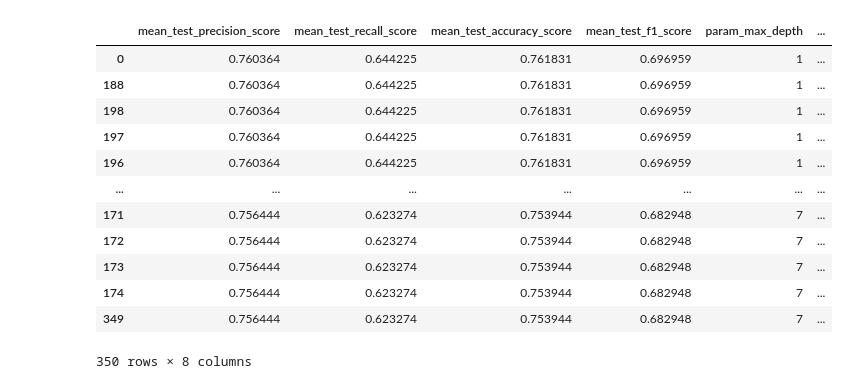
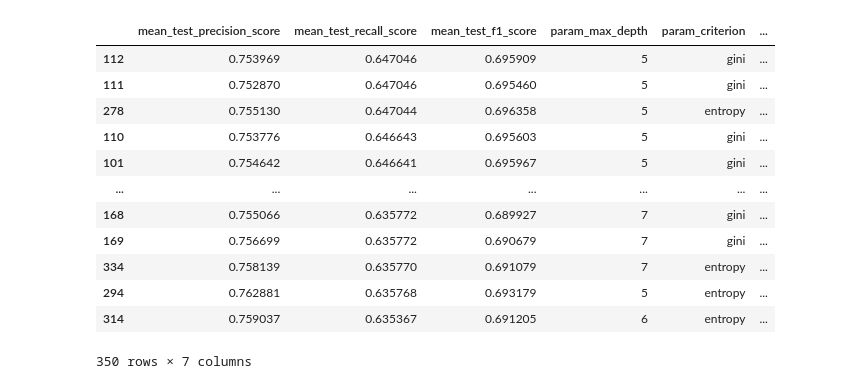
Before and after one commit to cvidalsastre/tp-grupal-3-marias, a Jupyter notebook: Análisis_modelo_arbol.ipynb, the cells around one changed output. Saved outputs shown, nothing was run; the diff lists cells and outputs as text; code cells hidden in the pictures.

```diff
--- a/Análisis_modelo_arbol.ipynb
+++ b/Análisis_modelo_arbol.ipynb
@@ -68,6 +68,12 @@ def is_weekend(row):
         return 0
 
 
+def auto_pk(row):
+    # incluye el viernes
+    autopista = row['autopista']
+    pk = row['pk']
+    banda_y_o_ramal = row['banda_y_o_ramal']
+    return f'{autopista}-{pk}-{banda_y_o_ramal}'
 # Apply the function to create a new column
 # df['NewColumn'] = df.apply(lambda row: condition(row), axis=1)
 
@@ -78,14 +84,15 @@ df.loc[df['liviano'] > 0, 'liviano'] = 1
 df.loc[df['bus'] > 0, 'bus'] = 1
 df.loc[df['camion'] > 0, 'camion'] = 1
 df['fin_de_semana'] = df.apply(lambda row: is_weekend(row), axis=1)
+df['autopista_pk'] = df.apply(lambda row: auto_pk(row), axis=1)
 # %%
 from sklearn.model_selection import train_test_split
-X = pd.get_dummies(data=df, columns=['condiciones_meteorologicas', 'autopista',
-                   'superficie_de_la_via', 'moto', 'liviano', 'camion', 'bus','month', 'day','fin_de_semana','banda_y_o_ramal'])
+X = pd.get_dummies(data=df, columns=['condiciones_meteorologicas',
+                   'superficie_de_la_via', 'moto', 'liviano', 'camion', 'bus','month', 'day','fin_de_semana',])
 # X = pd.concat([X, df[['month', 'day','fin_de_semana']]], axis=1)
 y = df['heridos_o_fallecidos']
 X = X.drop(["heridos_o_fallecidos", "fecha", "lesionados",
-           "fallecidos", "year", "fecha", "tipo_de_siniestro", "hora", "fecha_original","pk"], axis=1)
+           "fallecidos", "year", "fecha", "tipo_de_siniestro", "hora", "fecha_original","pk","banda_y_o_ramal","autopista","autopista_pk"], axis=1)
 
 X_train, X_test, y_train, y_test = train_test_split(
     X, y, test_size=0.25, random_state=42)
@@ -153,10 +160,9 @@ X_train
 # %%
 # SE DEFINEN LAS METRICAS A UTILIZAR EN EL GRID SEARCH
 scorers = {
+    'f1_score': make_scorer(f1_score),
+    'recall_score': make_scorer(recall_score),
     'precision_score': make_scorer(precision_score),
-    'recall_score': make_scorer(recall_score),
-    'accuracy_score': make_scorer(accuracy_score),
-    'f1_score': make_scorer(f1_score)
 }
 
 # Funcion para realizar el grid search, se puede cambiar el parametro cv si es muy lento
@@ -243,40 +249,40 @@ Text(0.5, 1.0, 'Matriz de confusion proprizando recall_score')
 # %%
 results = pd.DataFrame(grid_searches['recall_score'].cv_results_)
 results = results.sort_values(by='mean_test_recall_score', ascending=False)
 # se tienen en cuenta las medianas de cada metrica y ordenar por la metrica que se quiere optimizar
 # Decision Tree Parameters
 
 results[[
-    'mean_test_precision_score', 'mean_test_recall_score', 'mean_test_accuracy_score', 'mean_test_f1_score', 'param_max_depth', 'param_criterion', 'param_min_samples_split', 'param_min_samples_leaf'
+    'mean_test_precision_score', 'mean_test_recall_score', 'mean_test_f1_score', 'param_max_depth', 'param_criterion', 'param_min_samples_split', 'param_min_samples_leaf'
 
     # ,'param_max_features'
     # ,'param_n_estimators'
 ]]
 
 # SGD CLASSIFIER PARAMETERS
 # results[[
 #     'mean_test_precision_score', 'mean_test_recall_score', 'mean_test_accuracy_score', 'mean_test_f1_score', 'param_loss', 'param_penalty', 'param_alpha', 'param_max_iter', 'param_tol'
 
 #     # ,'param_max_features'
 #     # ,'param_n_estimators'
 # ]]
 
 # export results of dataframe in csv
 # .to_csv('results.csv', index=False)
 # %% [output]
-|  | mean_test_precision_score | mean_test_recall_score | mean_test_accuracy_score | mean_test_f1_score | param_max_depth | ... |
-| 0 | 0.760364 | 0.644225 | 0.761831 | 0.696959 | 1 | ... |
-| 188 | 0.760364 | 0.644225 | 0.761831 | 0.696959 | 1 | ... |
-| 198 | 0.760364 | 0.644225 | 0.761831 | 0.696959 | 1 | ... |
-| 197 | 0.760364 | 0.644225 | 0.761831 | 0.696959 | 1 | ... |
-| 196 | 0.760364 | 0.644225 | 0.761831 | 0.696959 | 1 | ... |
+|  | mean_test_precision_score | mean_test_recall_score | mean_test_f1_score | param_max_depth | param_criterion | ... |
+| 112 | 0.753969 | 0.647046 | 0.695909 | 5 | gini | ... |
+| 111 | 0.752870 | 0.647046 | 0.695460 | 5 | gini | ... |
+| 278 | 0.755130 | 0.647044 | 0.696358 | 5 | entropy | ... |
+| 110 | 0.753776 | 0.646643 | 0.695603 | 5 | gini | ... |
+| 101 | 0.754642 | 0.646641 | 0.695967 | 5 | gini | ... |
 | ... | ... | ... | ... | ... | ... | ... |
-| 171 | 0.756444 | 0.623274 | 0.753944 | 0.682948 | 7 | ... |
-| 172 | 0.756444 | 0.623274 | 0.753944 | 0.682948 | 7 | ... |
-| 173 | 0.756444 | 0.623274 | 0.753944 | 0.682948 | 7 | ... |
-| 174 | 0.756444 | 0.623274 | 0.753944 | 0.682948 | 7 | ... |
-| 349 | 0.756444 | 0.623274 | 0.753944 | 0.682948 | 7 | ... |
+| 168 | 0.755066 | 0.635772 | 0.689927 | 7 | gini | ... |
+| 169 | 0.756699 | 0.635772 | 0.690679 | 7 | gini | ... |
+| 334 | 0.758139 | 0.635770 | 0.691079 | 7 | entropy | ... |
+| 294 | 0.762881 | 0.635768 | 0.693179 | 5 | entropy | ... |
+| 314 | 0.759037 | 0.635367 | 0.691205 | 6 | entropy | ... |
-350 rows × 8 columns
+350 rows × 7 columns
 # %%
 # sirve para graficar recall y precision vs threshold
 def plot_precision_recall_vs_threshold(precisions, recalls, thresholds):
```
Also changed, not shown: parts of 12 cells of this notebook, 22 other files.
